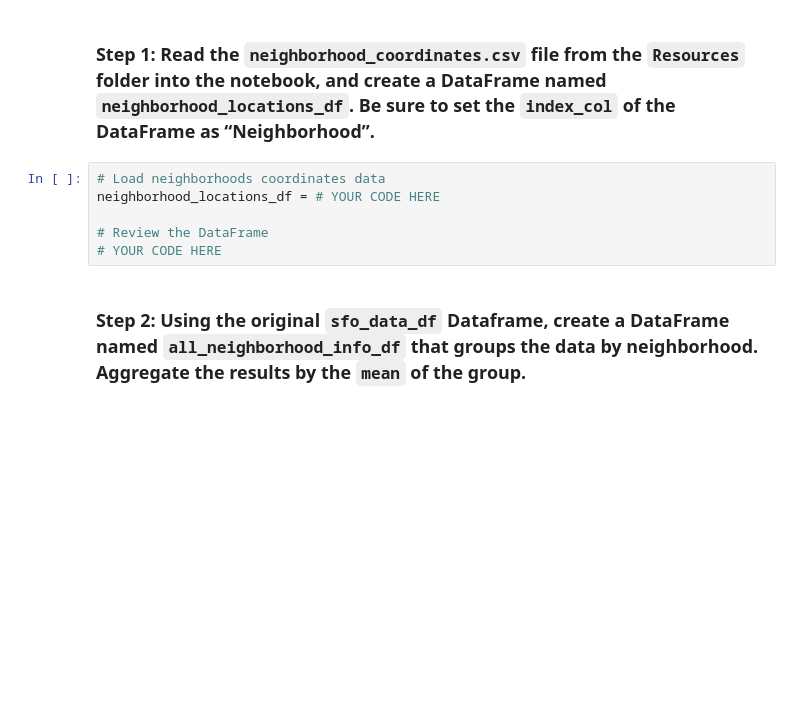
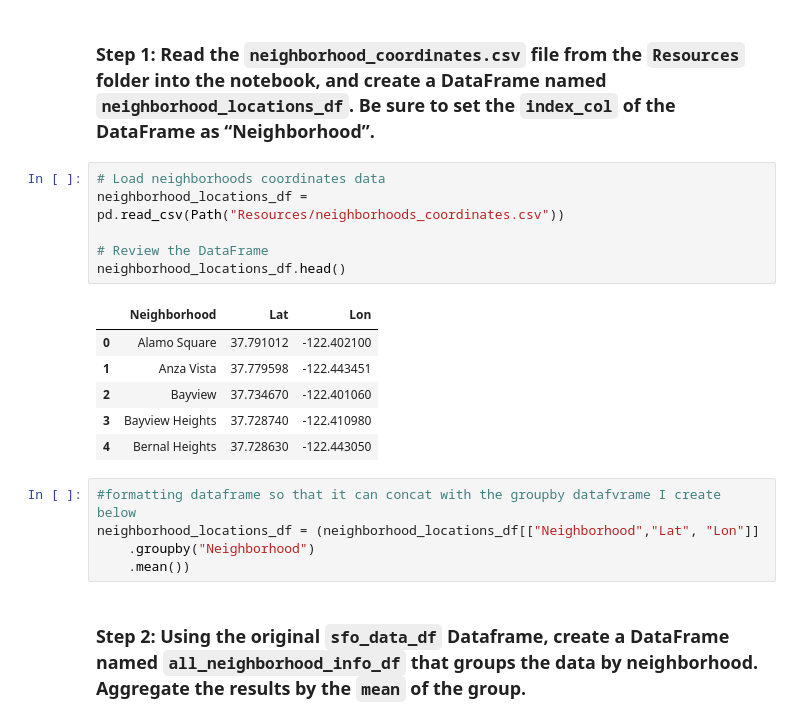
Before and after one commit to TDanner7/sf_housing_market, a Jupyter notebook: Starter_Code/san_francisco_housing.ipynb, the cells around one changed output. Cells and saved outputs as stored; diff of their text form; blank space fills up the shorter version.

```diff
--- a/Starter_Code/san_francisco_housing.ipynb
+++ b/Starter_Code/san_francisco_housing.ipynb
@@ -422,10 +422,22 @@ Note that your resulting plot should appear similar to the following image:
 ### Step 1: Read the `neighborhood_coordinates.csv` file from the `Resources` folder into the notebook, and create a DataFrame named `neighborhood_locations_df`. Be sure to set the `index_col` of the DataFrame as “Neighborhood”.
 # %%
 # Load neighborhoods coordinates data
-neighborhood_locations_df = # YOUR CODE HERE
+neighborhood_locations_df = pd.read_csv(Path("Resources/neighborhoods_coordinates.csv"))
 
 # Review the DataFrame
-# YOUR CODE HERE
+neighborhood_locations_df.head()
+# %% [output]
+|  | Neighborhood | Lat | Lon |
+| 0 | Alamo Square | 37.791012 | -122.402100 |
+| 1 | Anza Vista | 37.779598 | -122.443451 |
+| 2 | Bayview | 37.734670 | -122.401060 |
+| 3 | Bayview Heights | 37.728740 | -122.410980 |
+| 4 | Bernal Heights | 37.728630 | -122.443050 |
+# %%
+#formatting dataframe so that it can concat with the groupby datafvrame I create below
+neighborhood_locations_df = (neighborhood_locations_df[["Neighborhood","Lat", "Lon"]]
+    .groupby("Neighborhood")
+    .mean())
 # %% [markdown]
 ### Step 2: Using the original `sfo_data_df` Dataframe, create a DataFrame named `all_neighborhood_info_df` that groups the data by neighborhood. Aggregate the results by the `mean` of the group.
 # %%
```
Also changed, not shown: parts of 6 cells of this notebook.
